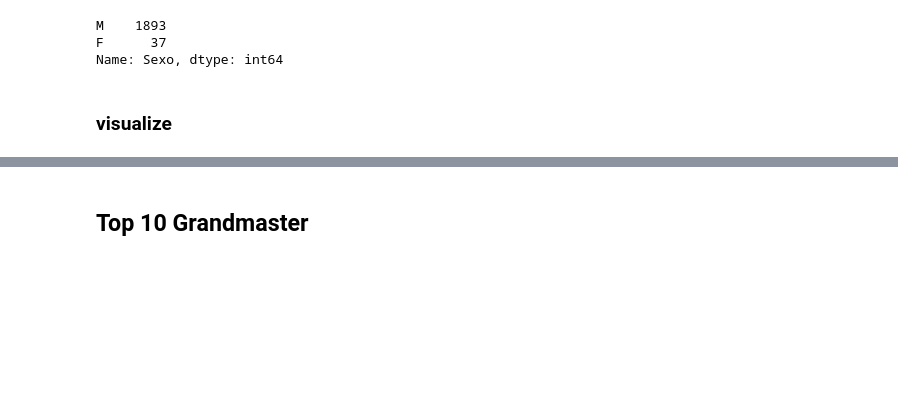
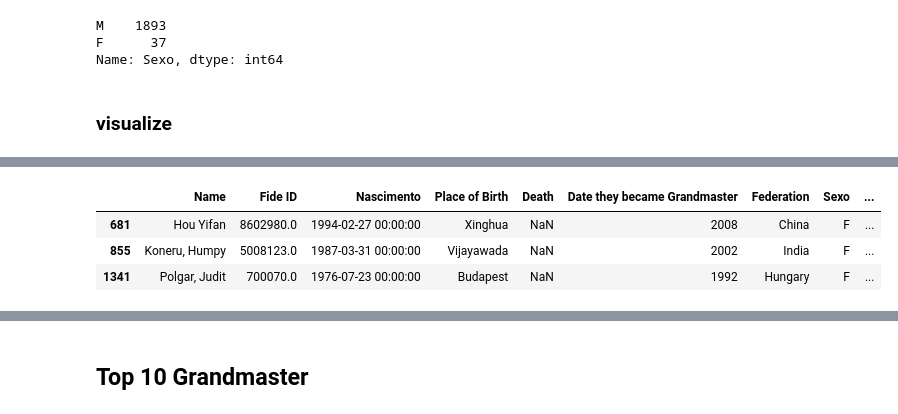
Before and after one commit to Barryugo/Chess-Project, a Jupyter notebook: main.ipynb, the cells around one changed output, grey strips where cells are left out. Cells and saved outputs as stored; diff of their text form; code cells hidden in the pictures; blank space fills up the shorter version.

```diff
--- a/main.ipynb
+++ b/main.ipynb
@@ -86,3 +101,10 @@ f
 # %%
 fig = px.bar(f, f['Name'], f['Age they became Grandmaster'], )
 fig.show()
+# %%
+f.loc[f['Age they became Grandmaster'] < 18]
+# %% [output]
+|  | Name | Fide ID | Nascimento | Place of Birth | Death | Date they became Grandmaster | Federation | Sexo | ... |
+| 681 | Hou Yifan | 8602980.0 | 1994-02-27 00:00:00 | Xinghua | NaN | 2008 | China | F | ... |
+| 855 | Koneru, Humpy | 5008123.0 | 1987-03-31 00:00:00 | Vijayawada | NaN | 2002 | India | F | ... |
+| 1341 | Polgar, Judit | 700070.0 | 1976-07-23 00:00:00 | Budapest | NaN | 1992 | Hungary | F | ... |
```
Also changed, not shown: parts of 4 cells of this notebook, 1 other file.
